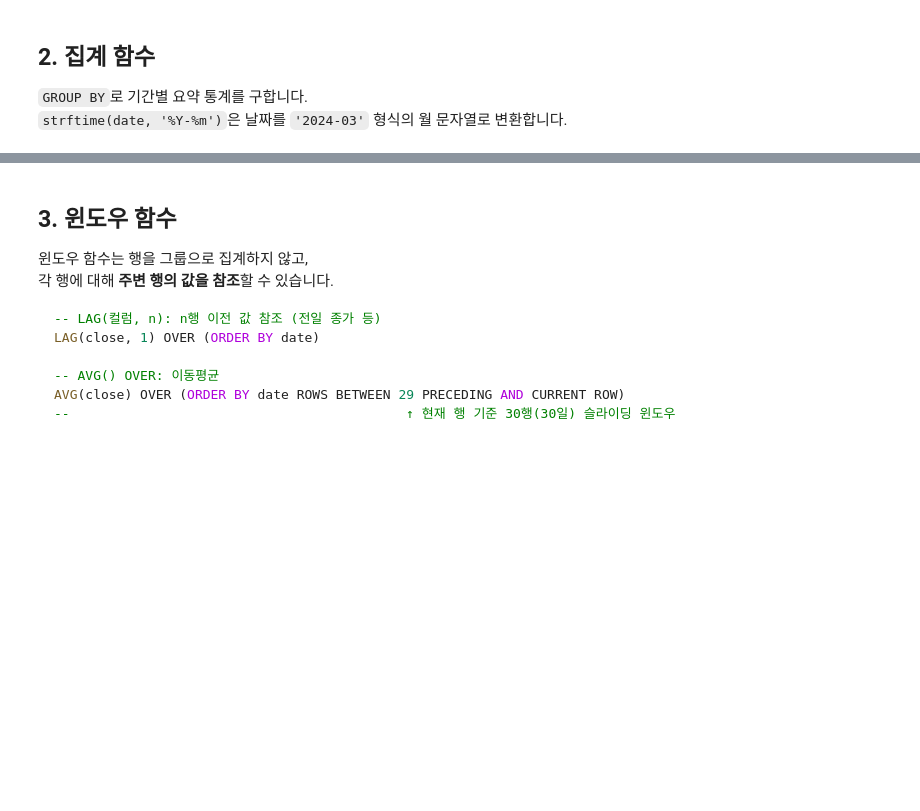
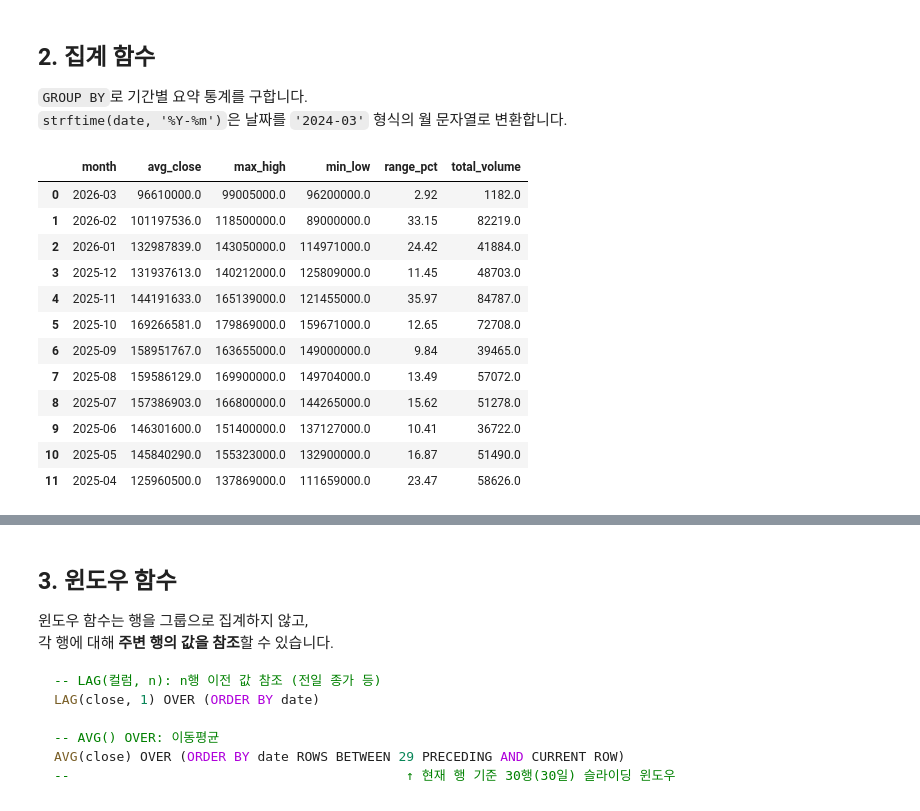
Before and after one commit to 11e3/crypto-lab, a Jupyter notebook: notebooks/duckdb_analysis.ipynb, the cells around one changed output, grey strips where cells are left out. Cells and saved outputs as stored; diff of their text form; code cells hidden in the pictures; blank space fills up the shorter version.

```diff
--- a/notebooks/duckdb_analysis.ipynb
+++ b/notebooks/duckdb_analysis.ipynb
@@ -67,23 +96,37 @@ con.execute("""
 # %%
 # 월별 BTC 요약 통계
 monthly = con.execute("""
     SELECT
-        strftime(date, '%Y-%m')  AS month,
-        ROUND(AVG(close), 0)     AS avg_close,    -- 월평균 종가
-        ROUND(MAX(high), 0)      AS max_high,     -- 월중 최고가
-        ROUND(MIN(low), 0)       AS min_low,      -- 월중 최저가
+        strftime(datetime, '%Y-%m')  AS month,
+        ROUND(AVG(close), 0)         AS avg_close,    -- 월평균 종가
+        ROUND(MAX(high), 0)          AS max_high,     -- 월중 최고가
+        ROUND(MIN(low), 0)           AS min_low,      -- 월중 최저가
         ROUND(
             (MAX(high) - MIN(low)) / MIN(low) * 100, 2
-        )                        AS range_pct,    -- 월간 고저 변동폭 %
-        ROUND(SUM(volume), 0)    AS total_volume  -- 월간 거래량 합계
+        )                            AS range_pct,    -- 월간 고저 변동폭 %
+        ROUND(SUM(volume), 0)        AS total_volume  -- 월간 거래량 합계
     FROM '../data/upbit/KRW-BTC_day.parquet'
-    WHERE date >= '2023-01-01'
+    WHERE datetime >= '2023-01-01'
     GROUP BY month
     ORDER BY month DESC
     LIMIT 24
 """).df()
 
 monthly.head(12)
+# %% [output]
+|  | month | avg_close | max_high | min_low | range_pct | total_volume |
+| 0 | 2026-03 | 96610000.0 | 99005000.0 | 96200000.0 | 2.92 | 1182.0 |
+| 1 | 2026-02 | 101197536.0 | 118500000.0 | 89000000.0 | 33.15 | 82219.0 |
+| 2 | 2026-01 | 132987839.0 | 143050000.0 | 114971000.0 | 24.42 | 41884.0 |
+| 3 | 2025-12 | 131937613.0 | 140212000.0 | 125809000.0 | 11.45 | 48703.0 |
+| 4 | 2025-11 | 144191633.0 | 165139000.0 | 121455000.0 | 35.97 | 84787.0 |
+| 5 | 2025-10 | 169266581.0 | 179869000.0 | 159671000.0 | 12.65 | 72708.0 |
+| 6 | 2025-09 | 158951767.0 | 163655000.0 | 149000000.0 | 9.84 | 39465.0 |
+| 7 | 2025-08 | 159586129.0 | 169900000.0 | 149704000.0 | 13.49 | 57072.0 |
+| 8 | 2025-07 | 157386903.0 | 166800000.0 | 144265000.0 | 15.62 | 51278.0 |
+| 9 | 2025-06 | 146301600.0 | 151400000.0 | 137127000.0 | 10.41 | 36722.0 |
+| 10 | 2025-05 | 145840290.0 | 155323000.0 | 132900000.0 | 16.87 | 51490.0 |
+| 11 | 2025-04 | 125960500.0 | 137869000.0 | 111659000.0 | 23.47 | 58626.0 |
 # %%
 # 월별 평균 종가 차트
 plot_df = monthly.sort_values("month")
```
Also changed, not shown: parts of 12 cells of this notebook, 2 other files.
